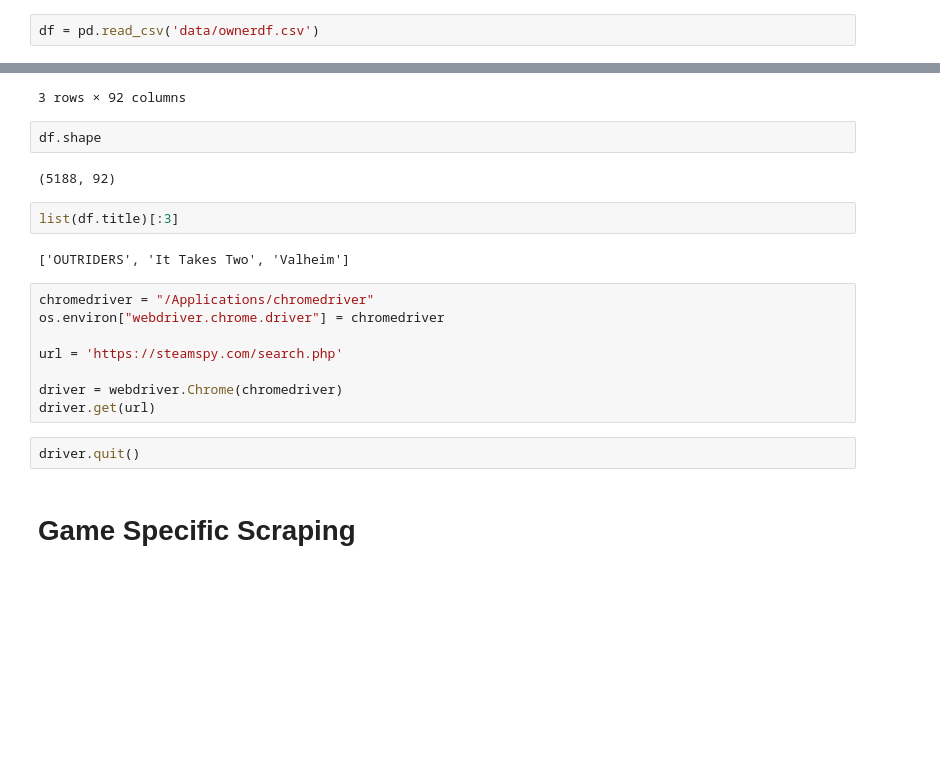
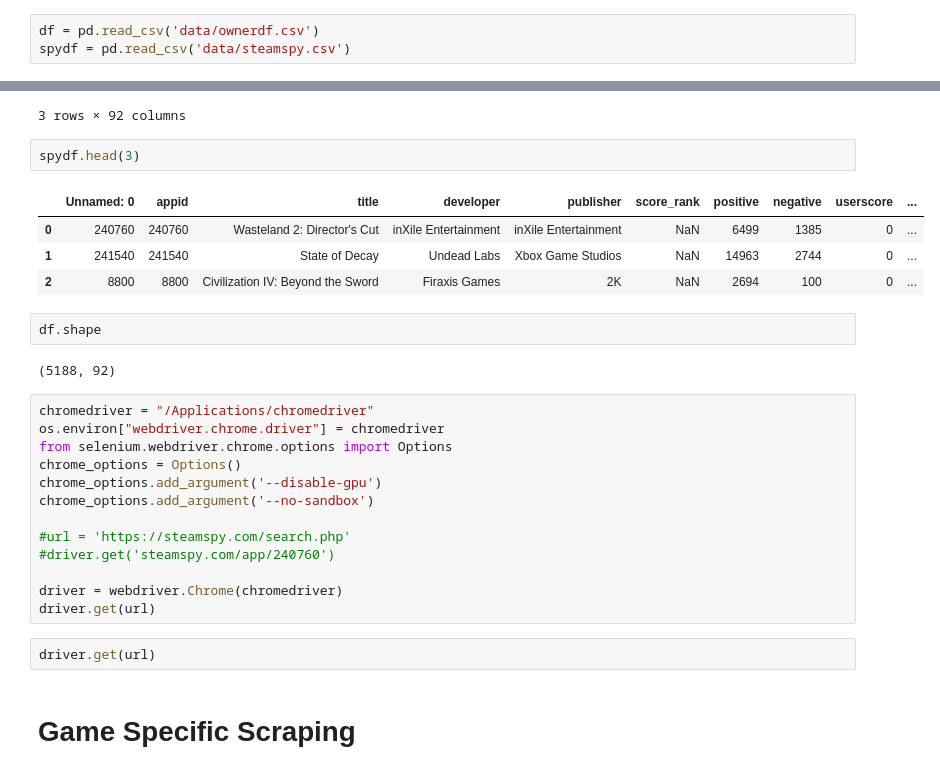
Before and after one commit to MichaelHarnett/Regression_Metis, a Jupyter notebook: steamspy_scraping.ipynb, the cells around one changed output, grey strips where cells are left out. Cells and saved outputs as stored; diff of their text form; blank space fills up the shorter version.

```diff
--- a/steamspy_scraping.ipynb
+++ b/steamspy_scraping.ipynb
@@ -12,5 +15,6 @@ import statistics
 # %%
 df = pd.read_csv('data/ownerdf.csv')
+spydf = pd.read_csv('data/steamspy.csv')
 # %%
 df.head(3)
 # %% [output]
@@ -19,24 +23,32 @@ df.head(3)
 | 1 | It Takes Two | 750000.0 | 20205 | 877 | 15688 | 11513 | 425 | 753 | ... |
 | 2 | Valheim | 15000000.0 | 222551 | 8466 | 222855 | 64931 | 435 | 1113 | ... |
 3 rows × 92 columns
+# %%
+spydf.head(3)
+# %% [output]
+|  | Unnamed: 0 | appid | title | developer | publisher | score_rank | positive | negative | userscore | ... |
+| 0 | 240760 | 240760 | Wasteland 2: Director's Cut | inXile Entertainment | inXile Entertainment | NaN | 6499 | 1385 | 0 | ... |
+| 1 | 241540 | 241540 | State of Decay | Undead Labs | Xbox Game Studios | NaN | 14963 | 2744 | 0 | ... |
+| 2 | 8800 | 8800 | Civilization IV: Beyond the Sword | Firaxis Games | 2K | NaN | 2694 | 100 | 0 | ... |
 # %%
 df.shape
 # %% [output]
 (5188, 92)
-# %%
-list(df.title)[:3]
-# %% [output]
-['OUTRIDERS', 'It Takes Two', 'Valheim']
 # %%
 chromedriver = "/Applications/chromedriver"
 os.environ["webdriver.chrome.driver"] = chromedriver
+from selenium.webdriver.chrome.options import Options
+chrome_options = Options()
+chrome_options.add_argument('--disable-gpu')
+chrome_options.add_argument('--no-sandbox')
 
-url = 'https://steamspy.com/search.php'
+#url = 'https://steamspy.com/search.php'
+#driver.get('steamspy.com/app/240760')
 
 driver = webdriver.Chrome(chromedriver)
 driver.get(url)
-# %%
-driver.quit()
+# %%
+driver.get(url)
 # %% [markdown]
 # Game Specific Scraping
 # %%
```
Also changed, not shown: parts of 61 cells of this notebook, 17 other files.
